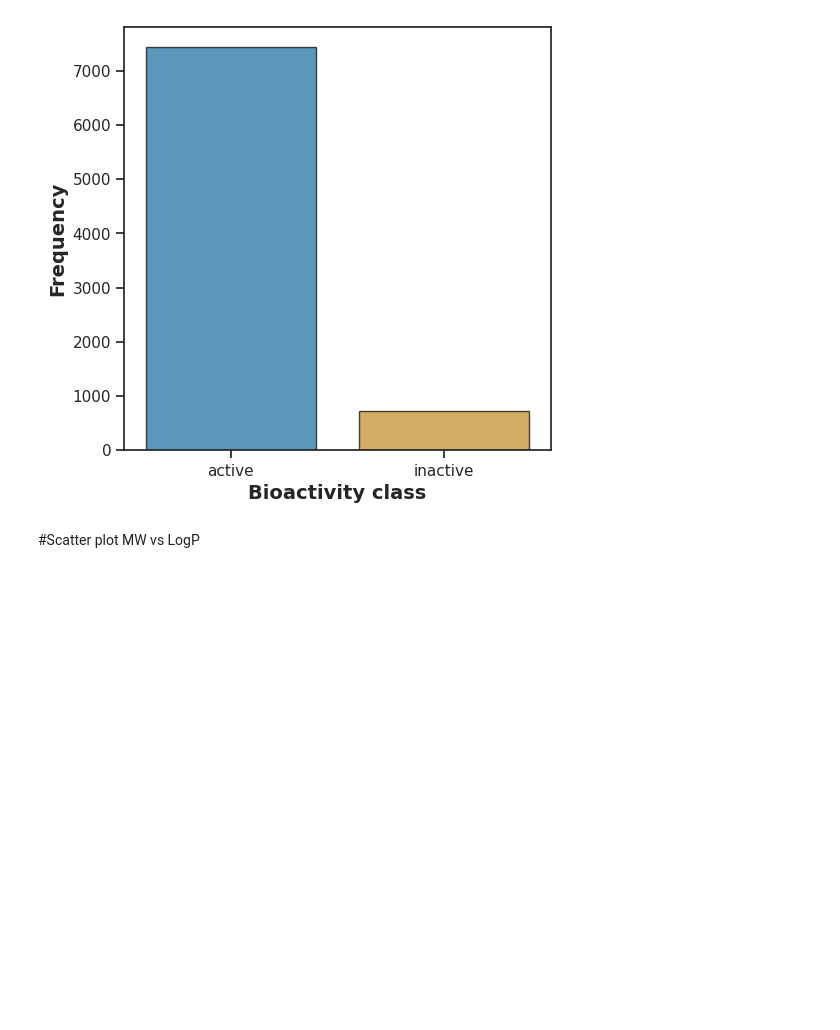
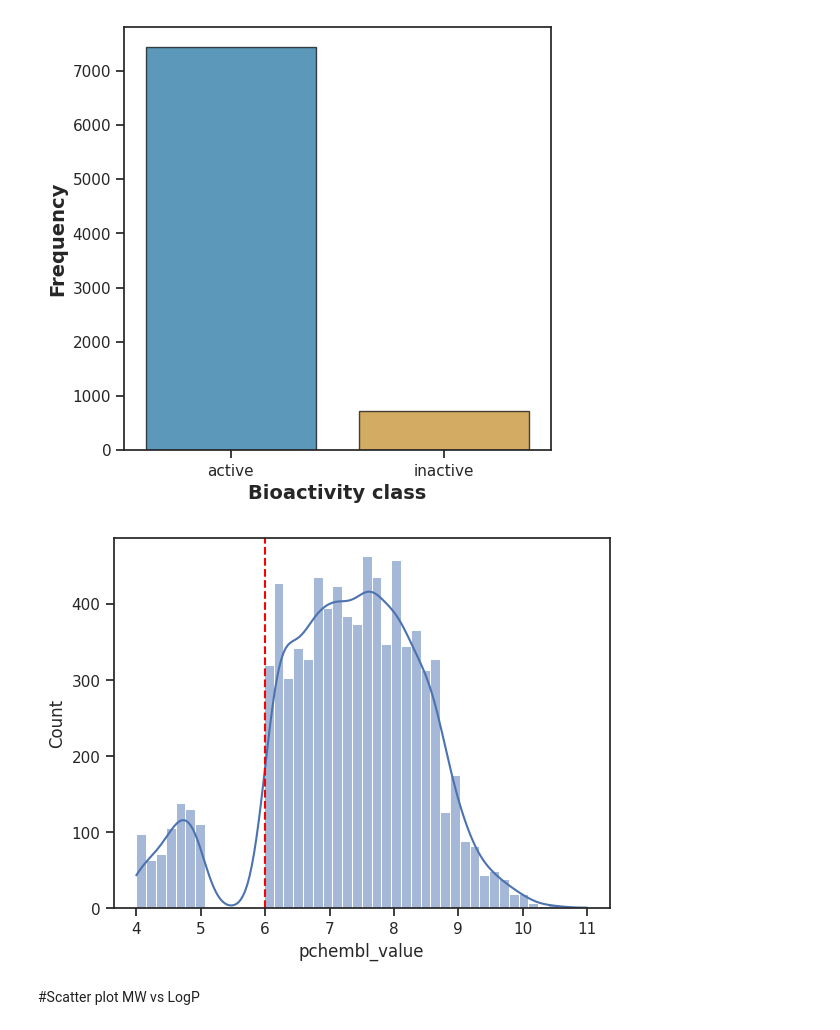
Before and after one commit to javierAPC/Drug_discovery, a Jupyter notebook: notebooks/part2_eda_lipinski.ipynb, the cells around one changed output. Drawn from its saved outputs; the diff is of its cells as text; code cells hidden in the pictures; blank space fills up the shorter version.

```diff
--- a/notebooks/part2_eda_lipinski.ipynb
+++ b/notebooks/part2_eda_lipinski.ipynb
@@ -224,8 +224,12 @@ plt.show()
 # %% [output]
 [figure]
 # %%
-sns.histplot(data=final_df, x='pchembl_value', kde=True)
+sns.histplot(data=df_2class, x='pchembl_value', kde=True)
 plt.axvline(x=6.0, color='red', linestyle='--', label='Active cutoff (pIC50 = 6.0)')
+
+plt.savefig("/workspaces/Drug_discovery/figs/histogram_pchembl_value.pdf")
+# %% [output]
+[figure, added]
 # %% [markdown]
 #Scatter plot MW vs LogP
 # %%
```
Also changed, not shown: parts of 6 cells of this notebook, 39 other files.
